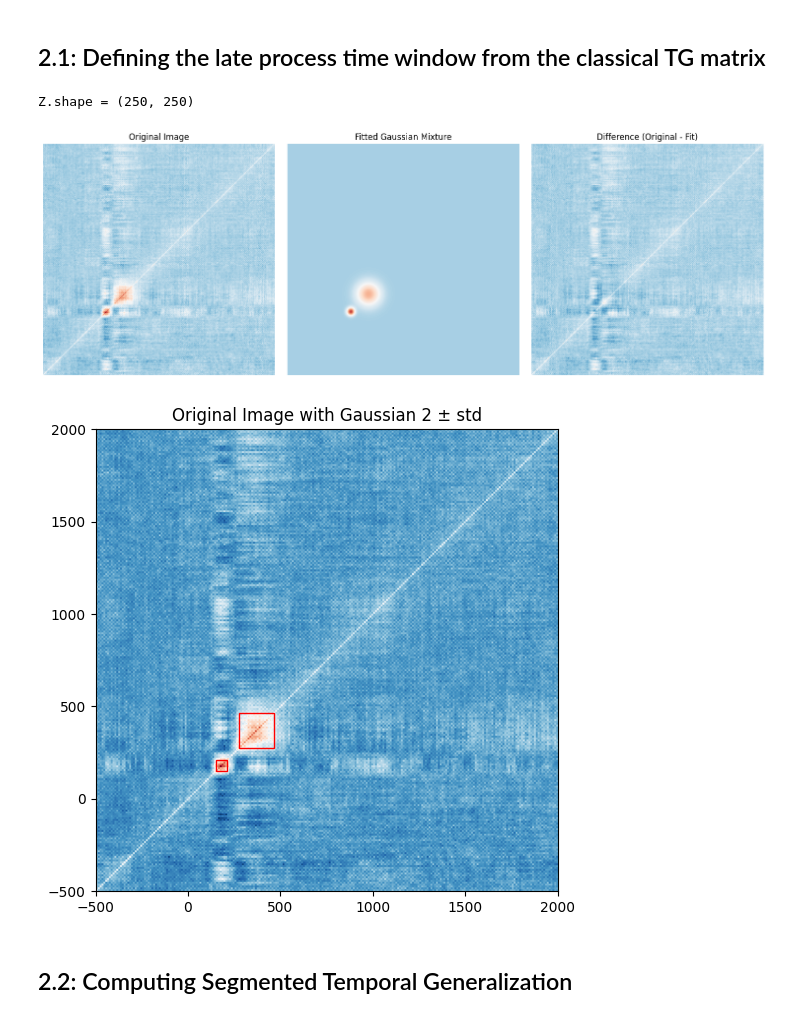
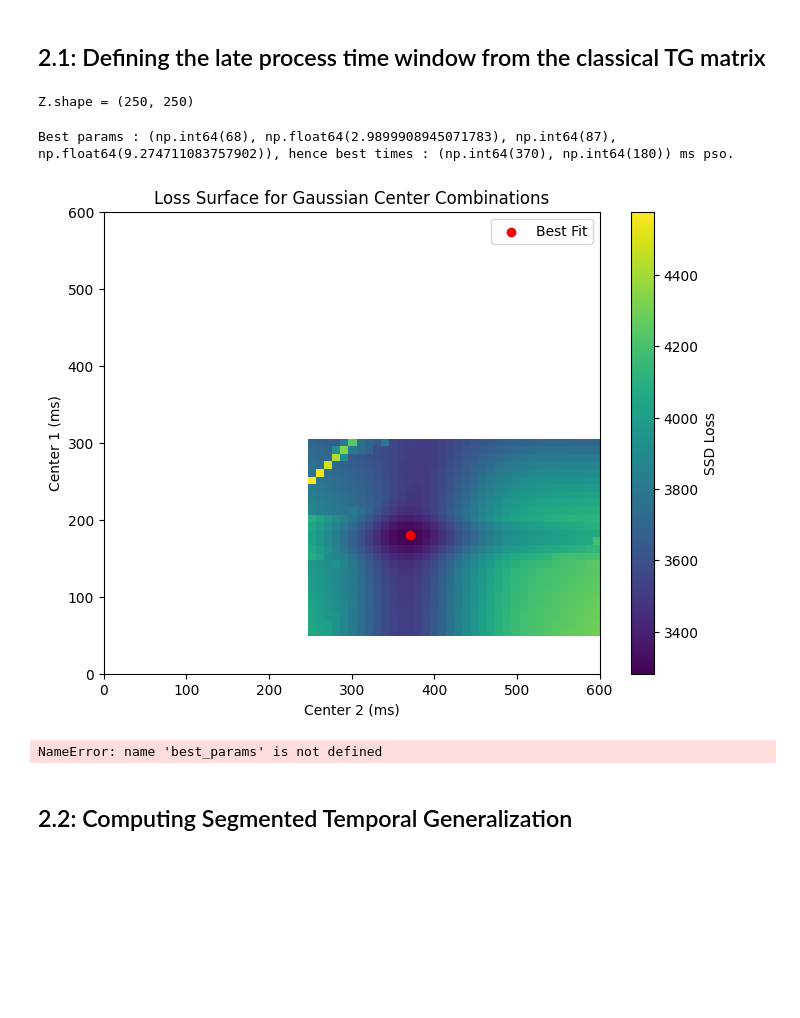
Before and after one commit to ThoHardy/SOUNDMODEL, a Jupyter notebook: SegmentedTemporalGeneralization.ipynb, the cells around one changed output. Drawn from its saved outputs; the diff is of its cells as text; code cells hidden in the pictures; blank space fills up the shorter version.

```diff
--- a/SegmentedTemporalGeneralization.ipynb
+++ b/SegmentedTemporalGeneralization.ipynb
@@ -197,43 +198,45 @@ def model_fit(params, X, Y, Z, centers):
 
     Z_pred = A[0] * G1 + A[1] * G2
     return np.sum((Z - Z_pred)**2)
 
 def fit_gaussians(Z, x1_range, x2_range, sigma_bounds=(1, 30)):
     H, W = Z.shape
     X, Y = np.meshgrid(np.arange(W), np.arange(H))
 
     score_matrix = np.full((61, 61), np.inf)
     best_loss = np.inf
     best_params = None
 
     for x1, x2 in tqdm(product(x1_range, x2_range), total=len(x1_range)*len(x2_range), leave=False, desc='Find best 2D Gaussian...'):
         res = minimize(
             model_fit,
             x0=[5.0, 5.0],
             args=(X, Y, Z, (x1, x2)),
             bounds=[sigma_bounds, sigma_bounds]
         )
         score_matrix[x1-50, x2-50] = res.fun
         if res.fun < best_loss:
             best_loss = res.fun
             best_params = (x1, res.x[0], x2, res.x[1])
 
     return best_params, score_matrix
 
 
-# x1_range, x2_range = np.arange(55,81), np.arange(75,111)
-# best_params, score_matrix = fit_gaussians(Z, x1_range, x2_range, sigma_bounds=(1, 30))
-# print(f'Best params : {best_params}, hence best times : {best_params[2]*10-500, best_params[0]*10-500} ms pso.')
+x1_range, x2_range = np.arange(55,81), np.arange(75,111)
+best_params, score_matrix = fit_gaussians(Z, x1_range, x2_range, sigma_bounds=(1, 30))
+print(f'Best params : {best_params}, hence best times : {best_params[2]*10-500, best_params[0]*10-500} ms pso.')
 
-# plt.figure(figsize=(8, 6))
-# plt.imshow(score_matrix, extent=[0, 600, 0, 600],
-#            aspect='auto', origin='lower', cmap='viridis')
-# plt.colorbar(label='SSD Loss')
-# plt.xlabel('Center 2 (ms)')
-# plt.ylabel('Center 1 (ms)')
-# plt.title('Loss Surface for Gaussian Center Combinations')
-# plt.scatter(best_params[2]*10-500, best_params[0]*10-500, color='red', label='Best Fit')
-# plt.legend()
-# plt.show()
+plt.figure(figsize=(8, 6))
+plt.imshow(score_matrix, extent=[0, 600, 0, 600],
+           aspect='auto', origin='lower', cmap='viridis')
+plt.colorbar(label='SSD Loss')
+plt.xlabel('Center 2 (ms)')
+plt.ylabel('Center 1 (ms)')
+plt.title('Loss Surface for Gaussian Center Combinations')
+plt.scatter(best_params[2]*10-500, best_params[0]*10-500, color='red', label='Best Fit')
+plt.legend()
+plt.show()
 # %% [output]
 Z.shape = (250, 250)
+Best params : (np.int64(68), np.float64(2.9899908945071783), np.int64(87), np.float64(9.274711083757902)), hence best times : (np.int64(370), np.int64(180)) ms pso.
+[figure, added]
@@ -279,7 +295,7 @@ for ax in axes:
 plt.tight_layout()
 plt.show()
 # %% [output]
-[figure, removed]
+NameError: name 'best_params' is not defined
 # %%
 # Define the square bounds
 best_times = [best_params[2]*10-500, best_params[0]*10-500]
@@ -317,8 +333,6 @@ rect2 = patches.Rectangle(
 ax.add_patch(rect2)
 
 plt.show()
-# %% [output]
-[figure, removed]
 # %% [markdown]
 ## 2.2: Computing Segmented Temporal Generalization
 # %%
```
Also changed, not shown: parts of 14 cells of this notebook.
